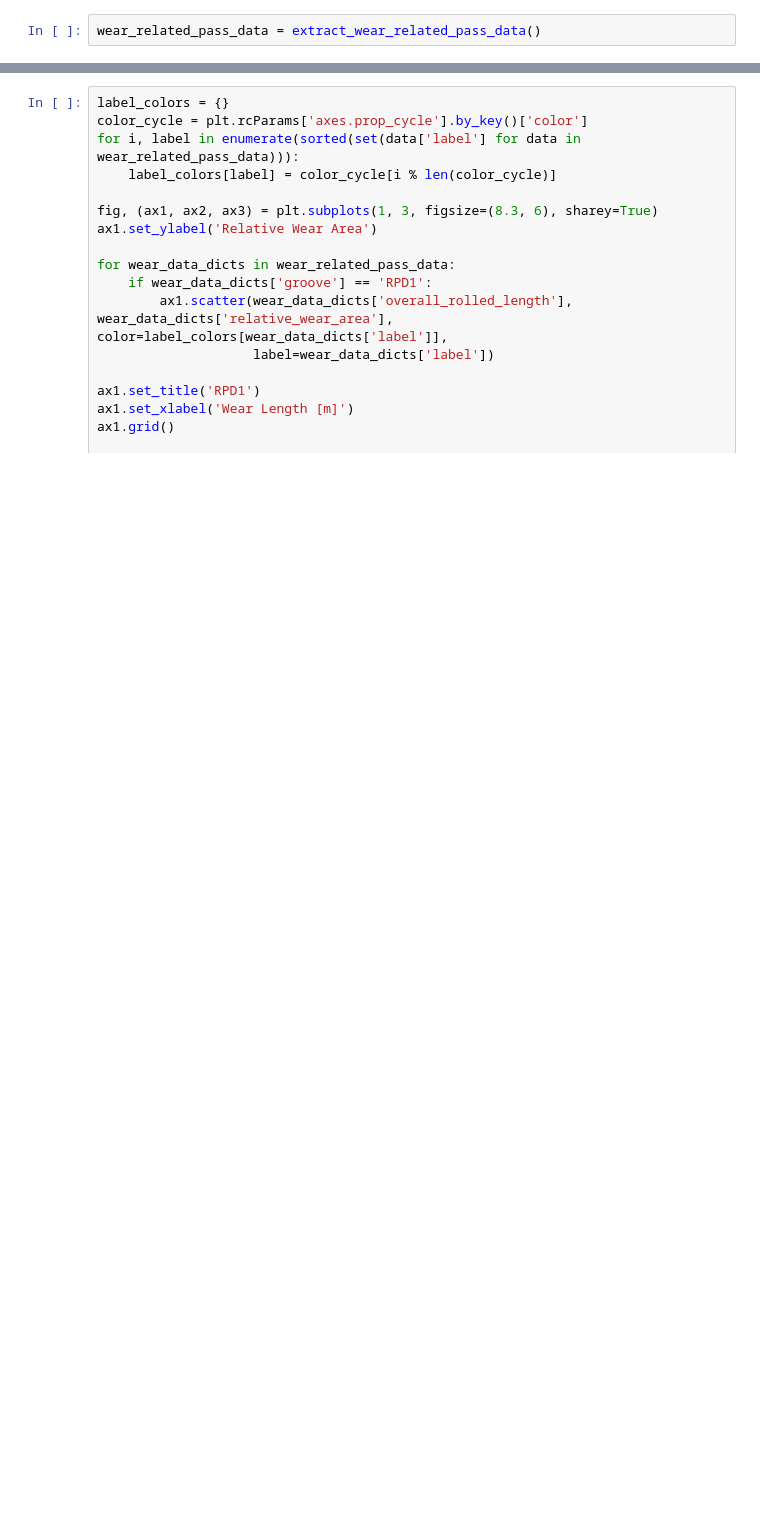
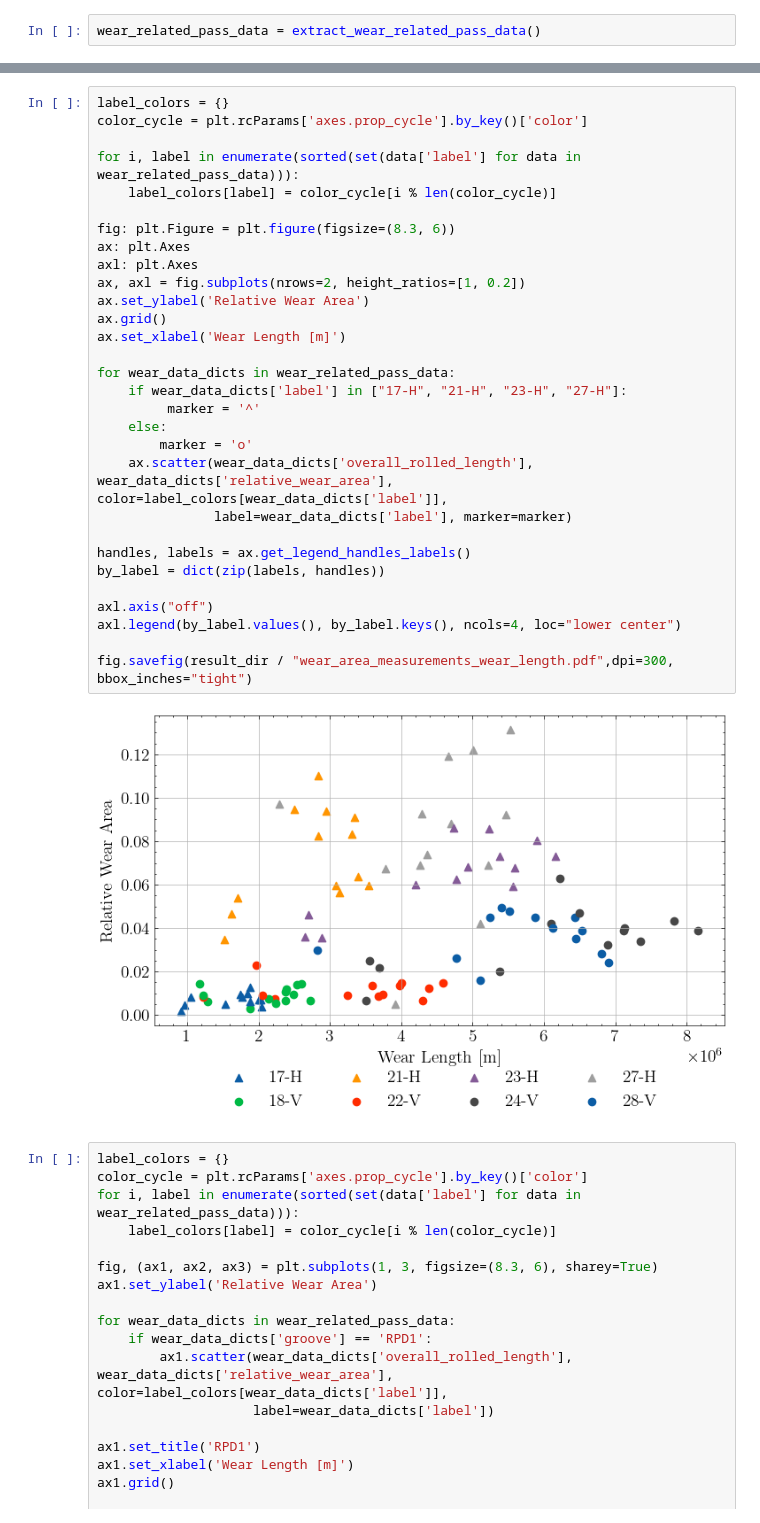
Before and after one commit to ChRen95/phd-thesis-fitting-wear-coefficient, a Jupyter notebook: data-analysis-wear-length.ipynb, the cells around one changed output, grey strips where cells are left out. Cells and saved outputs as stored; diff of their text form; blank space fills up the shorter version.

```diff
--- a/data-analysis-wear-length.ipynb
+++ b/data-analysis-wear-length.ipynb
@@ -127,3 +161,35 @@ fig.savefig(result_dir / "wear_area_measurements.pdf",dpi=300, bbox_inches="tigh
+# %%
+label_colors = {}
+color_cycle = plt.rcParams['axes.prop_cycle'].by_key()['color']
+
+for i, label in enumerate(sorted(set(data['label'] for data in wear_related_pass_data))):
+    label_colors[label] = color_cycle[i % len(color_cycle)]
+
+fig: plt.Figure = plt.figure(figsize=(8.3, 6))
+ax: plt.Axes
+axl: plt.Axes
+ax, axl = fig.subplots(nrows=2, height_ratios=[1, 0.2])
+ax.set_ylabel('Relative Wear Area')
+ax.grid()
+ax.set_xlabel('Wear Length [m]')
+
+for wear_data_dicts in wear_related_pass_data:
+    if wear_data_dicts['label'] in ["17-H", "21-H", "23-H", "27-H"]:
+         marker = '^'
+    else:
+        marker = 'o'
+    ax.scatter(wear_data_dicts['overall_rolled_length'], wear_data_dicts['relative_wear_area'], color=label_colors[wear_data_dicts['label']],
+               label=wear_data_dicts['label'], marker=marker)
+
+handles, labels = ax.get_legend_handles_labels()
+by_label = dict(zip(labels, handles))
+
+axl.axis("off")
+axl.legend(by_label.values(), by_label.keys(), ncols=4, loc="lower center")
+
+fig.savefig(result_dir / "wear_area_measurements_wear_length.pdf",dpi=300, bbox_inches="tight")
+# %% [output]
+[figure, added]
 # %%
 label_colors = {}
 color_cycle = plt.rcParams['axes.prop_cycle'].by_key()['color']
```
Also changed, not shown: parts of 4 cells of this notebook, 15 other files.
